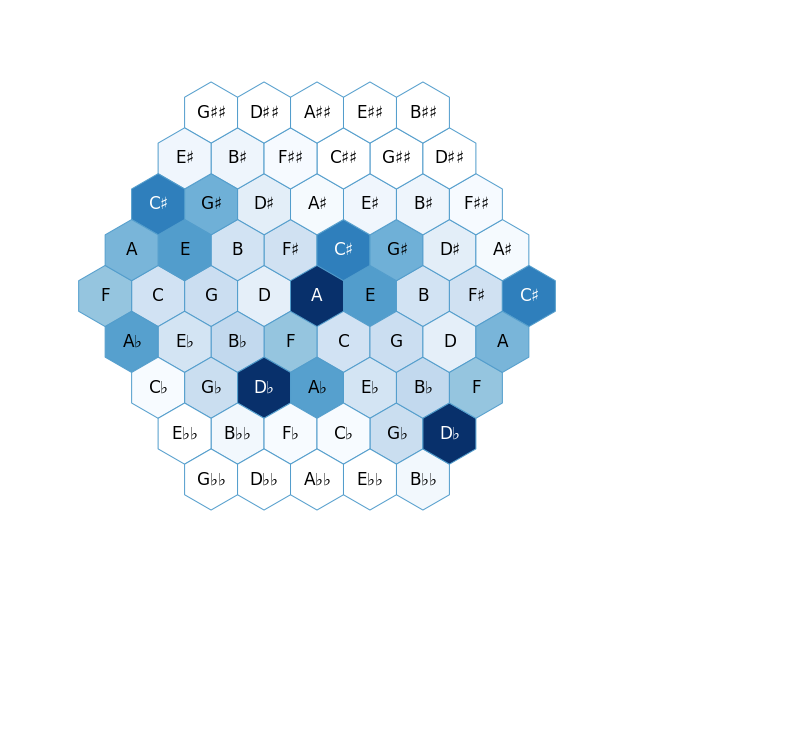
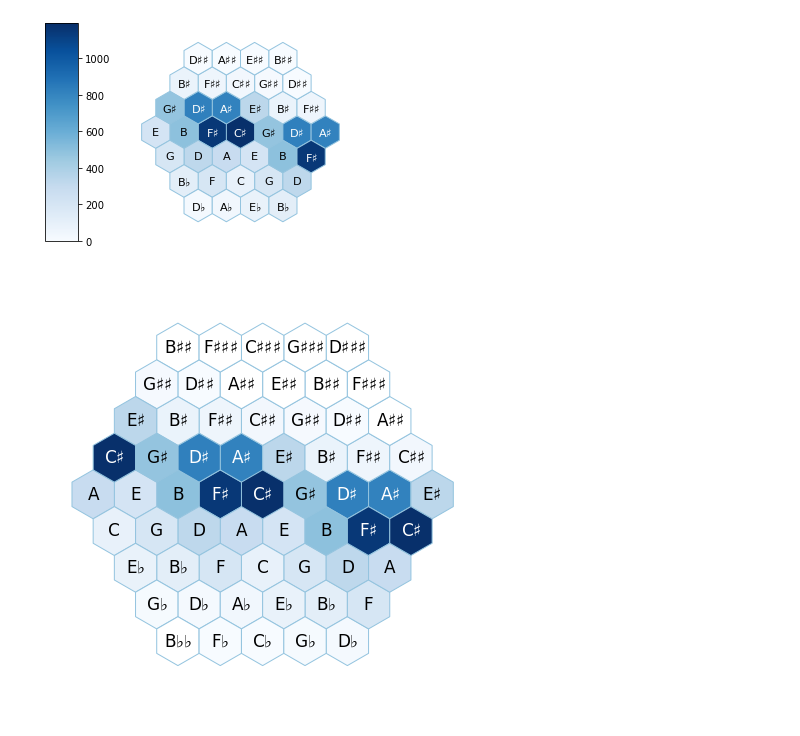
Before and after one commit to fabianmoss/workshop_gmth2020, a Jupyter notebook: presentation.ipynb, the cells around one changed output. Drawn from its saved outputs; the diff is of its cells as text; code cells hidden in the pictures; blank space fills up the shorter version.

```diff
--- a/presentation.ipynb
+++ b/presentation.ipynb
@@ -44,5 +107,7 @@ Wir wechseln jetzt in ein Notebook.
 # %%
 from pitchplots.parser import xml_to_csv
 # %%
-df = xml_to_csv("data/dvorak9_2.mxl")
+df = xml_to_csv("data/liszt.mxl")
+
+df = df[df.type == "note"]
 # %%
@@ -65,7 +140,20 @@ df
 df.tpc = df.tpc.str.replace("x", "##")
 # %%
 from pitchplots.static import tonnetz
+# %%
+tonnetz(df)
+# %% [output]
+[figure, added]
 # %%
-tonnetz(df, figsize=(10,10), fontsize=2, colorbar=False, radius=4, duplicate=True, duration=True, nan_color="white")
+tonnetz(
+    df,
+    figsize=(8,8),
+    fontsize=2,
+    colorbar=False,
+    radius=4,
+    duplicate=True,
+    duration=False,
+    nan_color="white"
+)
 # %% [output]
-[figure, old version]
+[figure, new version]
```
Also changed, not shown: parts of 50 cells of this notebook, 17 other files.
